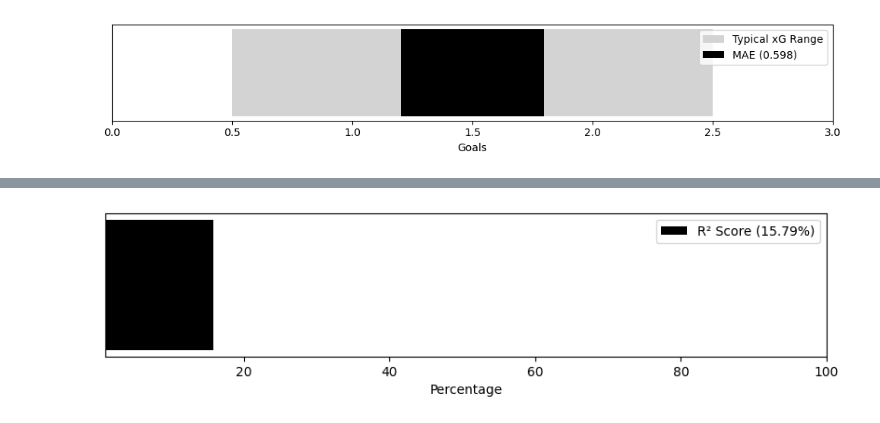
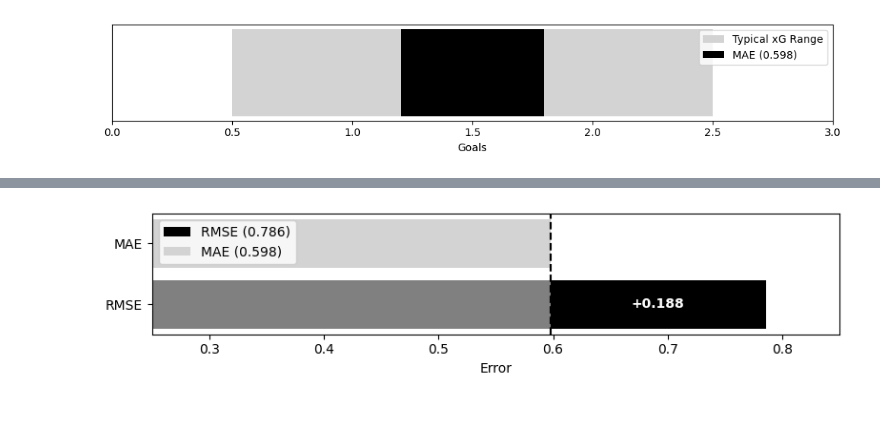
Before and after one commit to venomio5/soccer-prediction-analysis, a Jupyter notebook: src/xg_analysis.ipynb, the cells around one changed output, grey strips where cells are left out. Saved outputs shown, nothing was run; the diff lists cells and outputs as text; code cells hidden in the pictures.

```diff
--- a/src/xg_analysis.ipynb
+++ b/src/xg_analysis.ipynb
@@ -136,11 +89,23 @@ plt.show()
-# %%
-fig, ax = plt.subplots(figsize=(10, 2))
-ax.barh(["R² Score"], rscore2*100, color='black', label=f'R² Score ({rscore2*100:.2f}%)')
-ax.set_xlim(1, 100)
-plt.xlabel('Percentage')
-ax.set_yticks([])
-
-ax.legend()
-plt.show()
-# %% [output]
-[figure, removed]
+# %%
+fig, ax = plt.subplots(figsize=(8, 2))
+
+ax.set_xlim(0.25, 0.85)
+
+ax.barh(['RMSE'], [mae2], left=0, color='gray')
+ax.barh(['RMSE'], [rmse2 - mae2], left=mae2, color='black', label=f"RMSE ({rmse2:.3f})")
+ax.barh(['MAE'], [mae2], color='lightgray', label=f"MAE ({mae2:.3f})")
+
+
+ax.axvline(x=mae2, linestyle='--', color='black', linewidth=1.5)
+
+diff = rmse2 - mae2
+ax.text(mae2 + diff/2, 0, f'+{diff:.3f}', ha='center', va='center',
+        fontweight='semibold', color='white')
+
+ax.set_xlabel('Error')
+ax.legend(loc="upper left")
+
+plt.tight_layout()
+plt.show()
+# %% [output]
+[figure, added]
```
Also changed, not shown: parts of 6 cells of this notebook, 8 other files.
